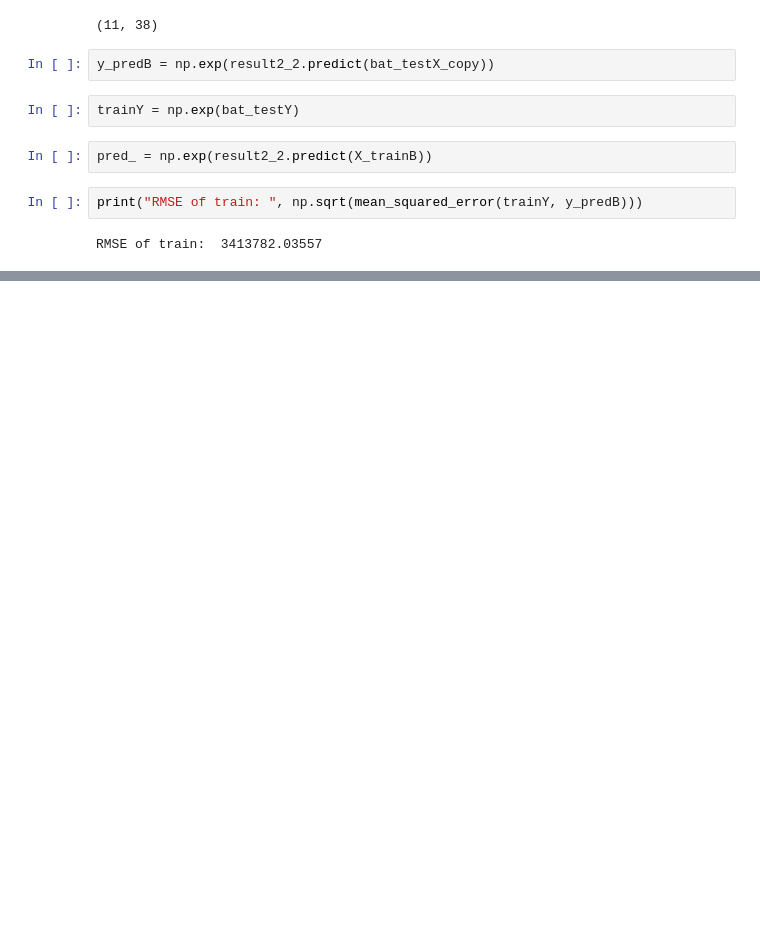
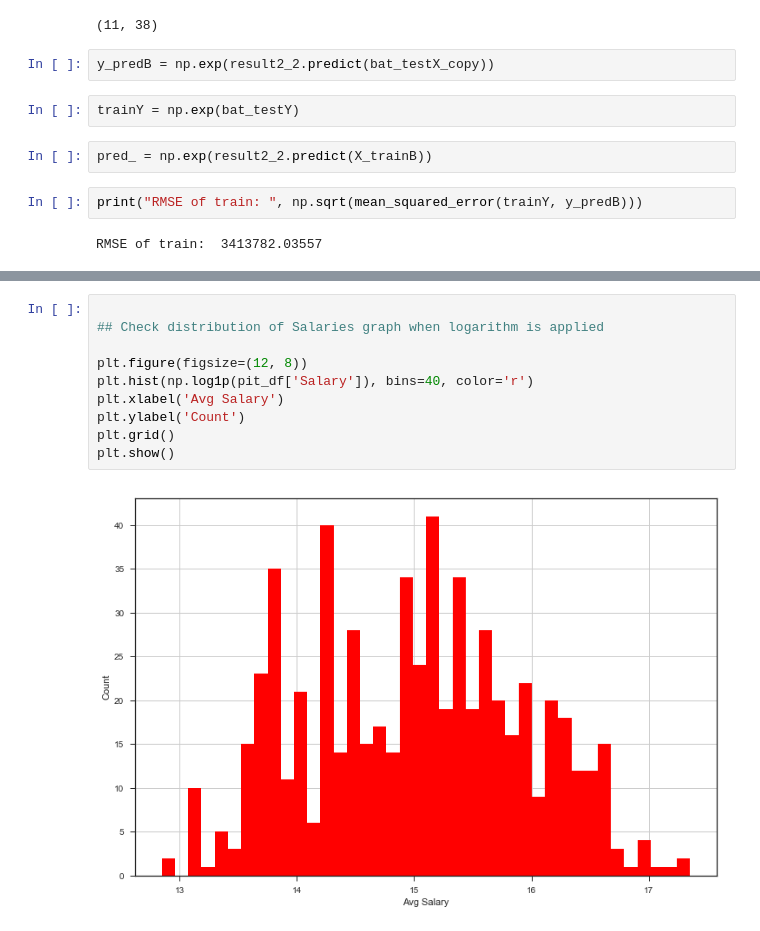
Before and after one commit to nano199019/Personal_Project, a Jupyter notebook: MLB_Project/5th.ipynb, the cells around one changed output, grey strips where cells are left out. Drawn from its saved outputs; the diff is of its cells as text; blank space fills up the shorter version.

```diff
--- a/MLB_Project/5th.ipynb
+++ b/MLB_Project/5th.ipynb
@@ -821,0 +896,12 @@ RMSE of train:  3413782.03557
+# %%
+
+## Check distribution of Salaries graph when logarithm is applied
+
+plt.figure(figsize=(12, 8))
+plt.hist(np.log1p(pit_df['Salary']), bins=40, color='r')
+plt.xlabel('Avg Salary')
+plt.ylabel('Count')
+plt.grid()
+plt.show()
+# %% [output]
+[figure, added]
```
Also changed, not shown: parts of 99 cells of this notebook.
